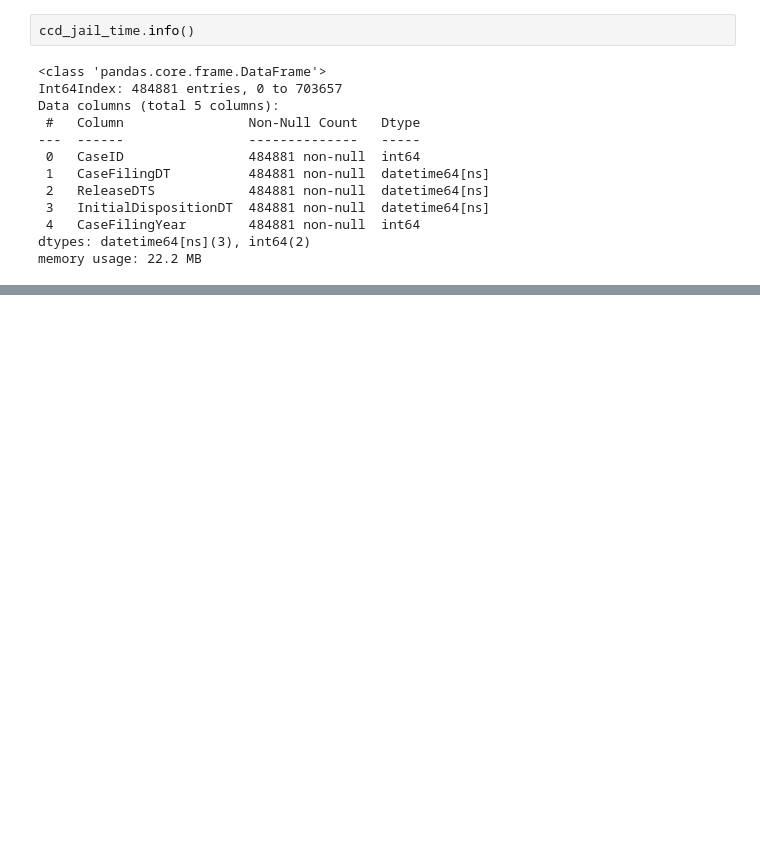
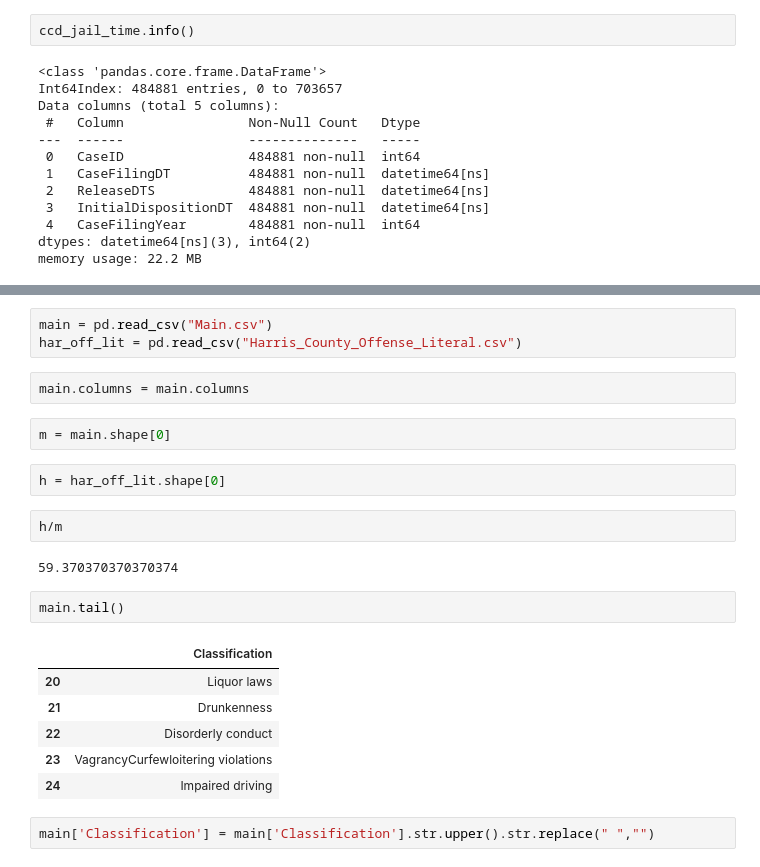
Before and after one commit to souravray97/Criminal-Justice-Analysis, a Jupyter notebook: CCD-EDA.ipynb, the cells around one changed output, grey strips where cells are left out. Drawn from its saved outputs; the diff is of its cells as text; blank space fills up the shorter version.

```diff
--- a/CCD-EDA.ipynb
+++ b/CCD-EDA.ipynb
@@ -571,0 +603,24 @@ final
+# %%
+main = pd.read_csv("Main.csv")
+har_off_lit = pd.read_csv("Harris_County_Offense_Literal.csv")
+# %%
+main.columns = main.columns
+# %%
+m = main.shape[0]
+# %%
+h = har_off_lit.shape[0]
+# %%
+h/m
+# %% [output]
+59.370370370370374
+# %%
+main.tail()
+# %% [output]
+|  | Classification |
+| 20 | Liquor laws |
+| 21 | Drunkenness |
+| 22 | Disorderly conduct |
+| 23 | VagrancyCurfewloitering violations |
+| 24 | Impaired driving |
+# %%
+main['Classification'] = main['Classification'].str.upper().str.replace(" ","")
```
Also changed, not shown: parts of 67 cells of this notebook.
